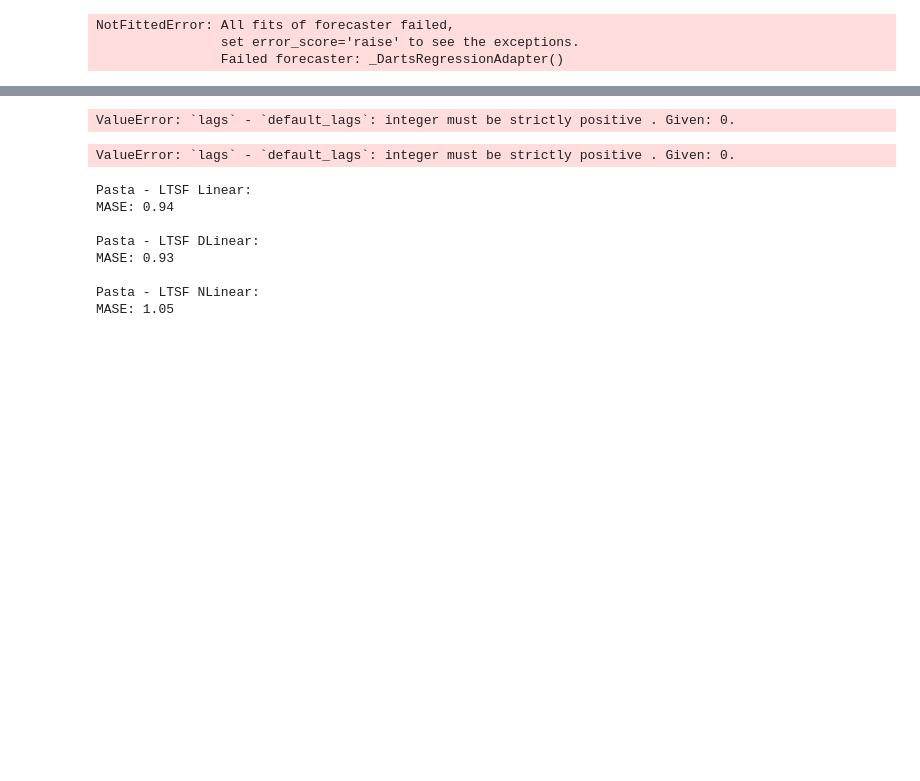
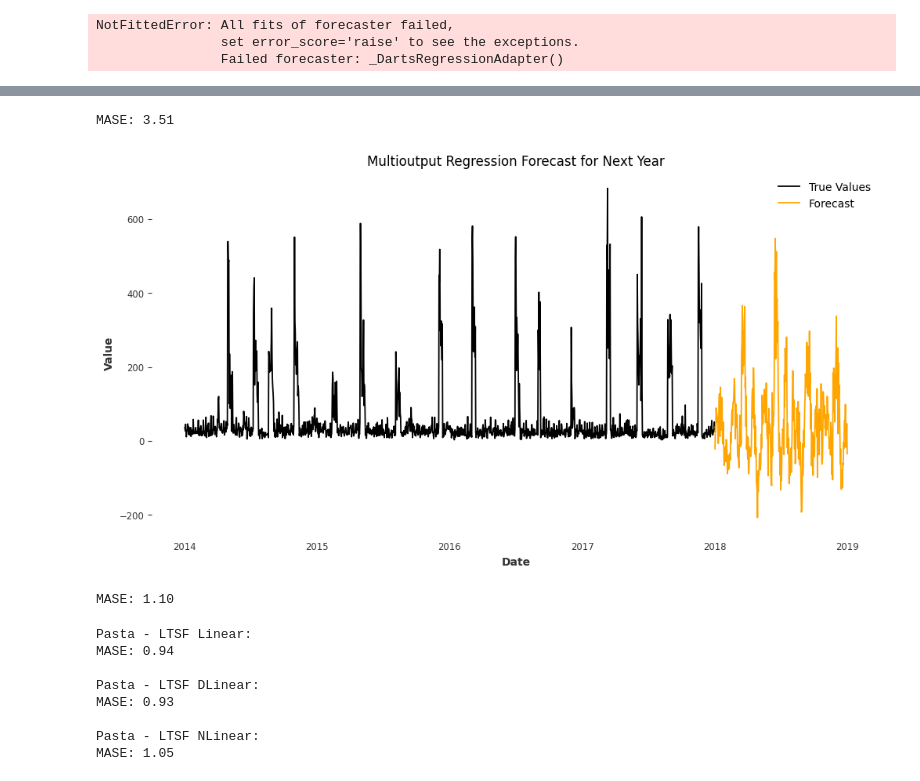
Before and after one commit to mwardynski/machine-learning, a Jupyter notebook: lab4-5/lab5alt.ipynb, the cells around one changed output, grey strips where cells are left out. Drawn from its saved outputs; the diff is of its cells as text; code cells hidden in the pictures; blank space fills up the shorter version.

Commit message:
[lab5] add multioutput linear regression

```diff
--- a/lab4-5/lab5alt.ipynb
+++ b/lab4-5/lab5alt.ipynb
@@ -545,3 +459,58 @@ AttributeError: 'NoneType' object has no attribute 'fit'
+# %%
+import pandas as pd
+import numpy as np
+from sklearn.multioutput import MultiOutputRegressor
+from sklearn.linear_model import LinearRegression
+from sklearn.model_selection import train_test_split
+from sklearn.metrics import mean_absolute_error
+
+data = df_pasta_train
+
+# Step 1: Create Features and Multioutput Targets
+def create_multioutput_features(df, df_column, input_window=30, output_horizon=365):
+    df = df.copy()
+    features = []
+    targets = []
+    for i in range(len(df) - input_window - output_horizon):
+        features.append(df[df_column].iloc[i : i + input_window].values)
+        targets.append(df[df_column].iloc[i + input_window : i + input_window + output_horizon].values)
+    feature_df = pd.DataFrame(features)
+    target_df = pd.DataFrame(targets)
+    return feature_df, target_df
+
+input_window = 300  # Past 30 days as features
+output_horizon = 365  # Forecast next 365 days
+df_column = "value_B4"
+X, y = create_multioutput_features(data, df_column, input_window, output_horizon)
+
+base_model = LinearRegression()
+multioutput_model = MultiOutputRegressor(base_model)
+multioutput_model.fit(X, y)
+
+# Step 4: Forecast the Next Year
+last_input = data[df_column].iloc[-input_window:].values.reshape(1, -1)  # Last 30 days as input
+y_pred = multioutput_model.predict(last_input).flatten()
+
+
+# Step 5: Evaluate the Model
+mase = mean_absolute_scaled_error(df_pasta_test[df_column], y_pred, y_train=df_pasta_train[df_column])
+print(f"MASE: {mase:.2f}")
+
+# Step 6: Plot Results
+import matplotlib.pyplot as plt
+plt.figure(figsize=(12, 6))
+plt.plot(data.index, data[df_column], label="True Values")
+forecast_dates = pd.date_range(start="2018-01-01", periods=output_horizon, freq="D")
+plt.plot(forecast_dates, y_pred, label="Forecast", color="orange")
+plt.xlabel("Date")
+plt.ylabel("Value")
+plt.legend()
+plt.grid()
+plt.title("Multioutput Regression Forecast for Next Year")
+plt.show()
+# %% [output]
+MASE: 3.51
+[figure, added]
 # %%
 import pandas as pd
 import numpy as np
@@ -552,7 +521,6 @@ from sktime.forecasting.base import ForecastingHorizon
 
 class DartsForecaster(_DartsRegressionAdapter):
     def __init__(self, model):
-        self.model = model
         super().__init__(model=model)
 
     def _create_forecaster(self):
@@ -580,8 +548,7 @@ y_pred = adapter.predict(fh=fh)
 mase = mean_absolute_scaled_error(y_true=df_pasta_test, y_pred=y_pred, y_train=df_pasta_train)
 print(f"MASE: {mase:.2f}")
 # %% [output]
-ValueError: `lags` - `default_lags`: integer must be strictly positive . Given: 0.
+MASE: 1.10
-ValueError: `lags` - `default_lags`: integer must be strictly positive . Given: 0.
 # %%
 from sktime.forecasting.ltsf import (LTSFLinearForecaster, LTSFDLinearForecaster, LTSFNLinearForecaster)
 
```
Also changed, not shown: parts of 2 cells of this notebook.
